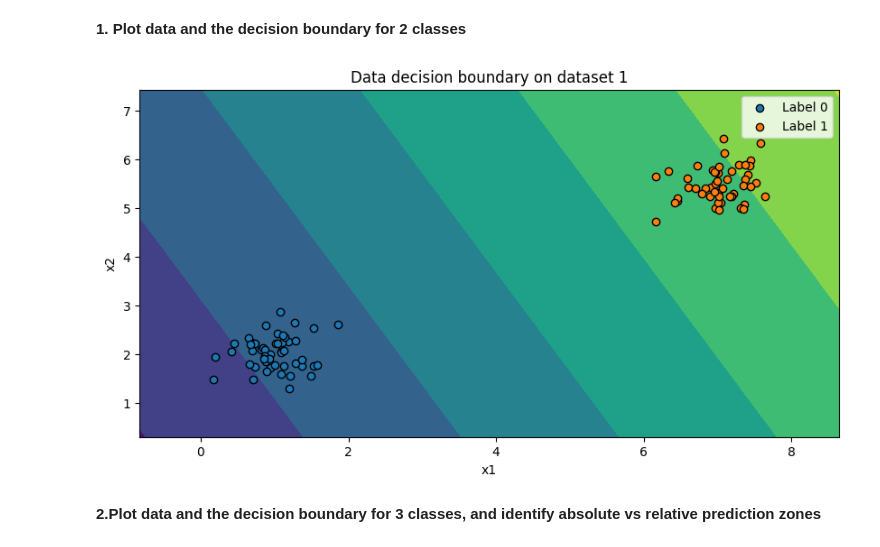
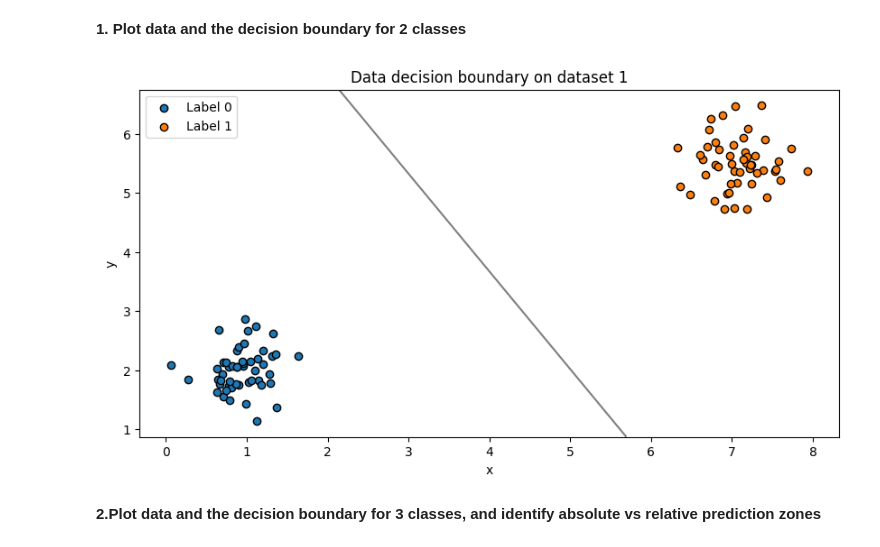
Before and after one commit to Bast-94/CYBER-ML-PW, a Jupyter notebook: AML.ipynb, the cells around one changed output. Drawn from its saved outputs; the diff is of its cells as text; code cells hidden in the pictures.

```diff
--- a/AML.ipynb
+++ b/AML.ipynb
@@ -17,25 +17,35 @@ dataset_params = [dict(n_samples = 100,
 # %%
 from sklearn.inspection import DecisionBoundaryDisplay
 fig = plt.figure(figsize=(10, 5))
 
 
 n_samples, centers, cluster_std = dataset_params[0].values()
 X, y = make_blobs(n_samples = n_samples, centers = centers, cluster_std = cluster_std)
 ax = fig.add_subplot(1, 1, 1)
 
-clf = svm.SVC(C=100, kernel='linear')
+clf = svm.SVC(C=1, kernel='linear')
 clf.fit(X, y)
-display = DecisionBoundaryDisplay.from_estimator(clf, X,ax=ax)
-display.plot(ax=ax)
+
 for label in np.unique(y):
     ax.scatter(X[y == label, 0], X[y == label, 1], label=f"Label {label}",cmap=plt.cm.Paired, edgecolors='black')
-ax.set_xlabel('x1')
-ax.set_ylabel('x2')
+
+xlim = ax.get_xlim()
+ylim = ax.get_ylim()
+
+
+xx, yy = np.meshgrid(np.linspace(xlim[0], xlim[1], 100), np.linspace(ylim[0], ylim[1], 100))
+Z = clf.decision_function(np.c_[xx.ravel(), yy.ravel()])
+
+Z = Z.reshape(xx.shape)
+ax.contour(xx, yy, Z, colors='k', levels=[0], alpha=0.5, linestyles=['-'])
+
+ax.set_xlabel('x')
+ax.set_ylabel('y')
 ax.set_title(f'Data decision boundary on dataset 1')
 ax.legend()
 plt.show()
 # %% [output]
-[figure, old version]
+[figure, new version]
 # %% [markdown]
 **2.Plot data and the decision boundary for 3 classes, and identify absolute vs relative prediction
 zones**
```
